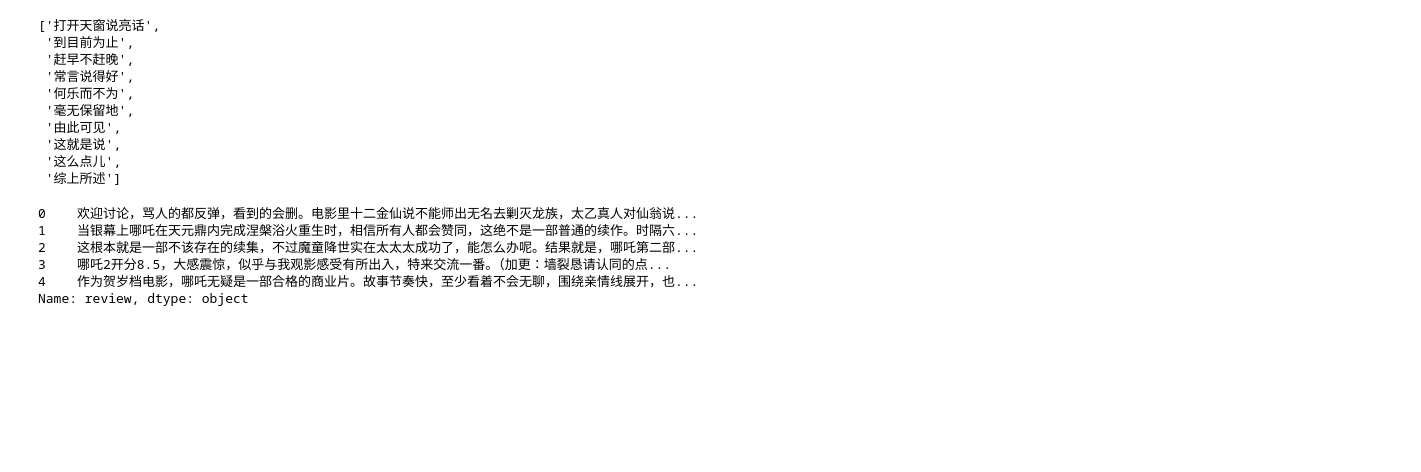
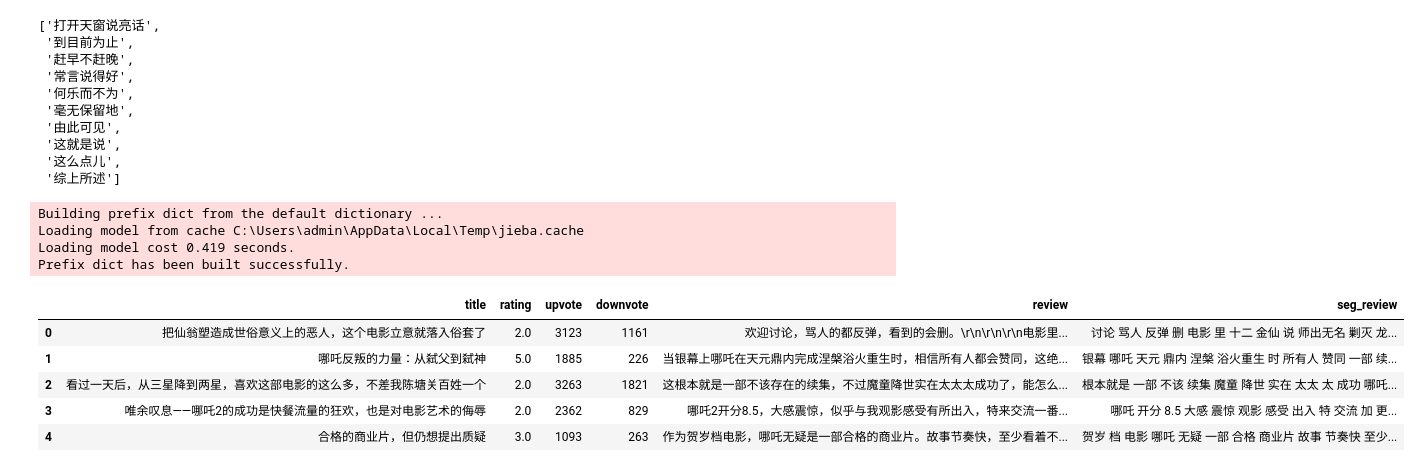
Before and after one commit to Luvisdaisy/Nezha, a Jupyter notebook: text_analystion.ipynb, the cells around one changed output. Drawn from its saved outputs; the diff is of its cells as text; code cells hidden in the pictures; blank space fills up the shorter version.

```diff
--- a/text_analystion.ipynb
+++ b/text_analystion.ipynb
@@ -10,3 +12,5 @@ import re
+# %%
+pd.options.display.colheader_justify = 'left'
 # %%
 def clean_text(text: str, stopwords: list) -> str:
     """
@@ -63,12 +95,16 @@ stopwords[:10]
  '这么点儿',
  '综上所述']
 # %%
-data['review'] = data['review'].apply(lambda x: clean_text(x, stopwords))
-data['review'].head()
+data['seg_review'] = data['review'].apply(lambda x: clean_text(x, stopwords))
+data.head()
 # %% [output]
-0    欢迎讨论，骂人的都反弹，看到的会删。电影里十二金仙说不能师出无名去剿灭龙族，太乙真人对仙翁说...
-1    当银幕上哪吒在天元鼎内完成涅槃浴火重生时，相信所有人都会赞同，这绝不是一部普通的续作。时隔六...
-2    这根本就是一部不该存在的续集，不过魔童降世实在太太太成功了，能怎么办呢。结果就是，哪吒第二部...
-3    哪吒2开分8.5，大感震惊，似乎与我观影感受有所出入，特来交流一番。（加更：墙裂恳请认同的点...
-4    作为贺岁档电影，哪吒无疑是一部合格的商业片。故事节奏快，至少看着不会无聊，围绕亲情线展开，也...
-Name: review, dtype: object
+Building prefix dict from the default dictionary ...
+Loading model from cache C:\Users\admin\AppData\Local\Temp\jieba.cache
+Loading model cost 0.419 seconds.
+Prefix dict has been built successfully.
+|  | title | rating | upvote | downvote | review | seg_review |
+| 0 | 把仙翁塑造成世俗意义上的恶人，这个电影立意就落入俗套了 | 2.0 | 3123 | 1161 | 欢迎讨论，骂人的都反弹，看到的会删。\r\n\r\n\r\n电影里... | 讨论 骂人 反弹 删 电影 里 十二 金仙 说 师出无名 剿灭 龙... |
+| 1 | 哪吒反叛的力量：从弑父到弑神 | 5.0 | 1885 | 226 | 当银幕上哪吒在天元鼎内完成涅槃浴火重生时，相信所有人都会赞同，这绝... | 银幕 哪吒 天元 鼎内 涅槃 浴火重生 时 所有人 赞同 一部 续... |
+| 2 | 看过一天后，从三星降到两星，喜欢这部电影的这么多，不差我陈塘关百姓一个 | 2.0 | 3263 | 1821 | 这根本就是一部不该存在的续集，不过魔童降世实在太太太成功了，能怎么... | 根本就是 一部 不该 续集 魔童 降世 实在 太太 太 成功 哪吒... |
+| 3 | 唯余叹息——哪吒2的成功是快餐流量的狂欢，也是对电影艺术的侮辱 | 2.0 | 2362 | 829 | 哪吒2开分8.5，大感震惊，似乎与我观影感受有所出入，特来交流一番... | 哪吒 开分 8.5 大感 震惊 观影 感受 出入 特 交流 加 更... |
+| 4 | 合格的商业片，但仍想提出质疑 | 3.0 | 1093 | 263 | 作为贺岁档电影，哪吒无疑是一部合格的商业片。故事节奏快，至少看着不... | 贺岁 档 电影 哪吒 无疑 一部 合格 商业片 故事 节奏快 至少... |
```
Also changed, not shown: parts of 7 cells of this notebook.
